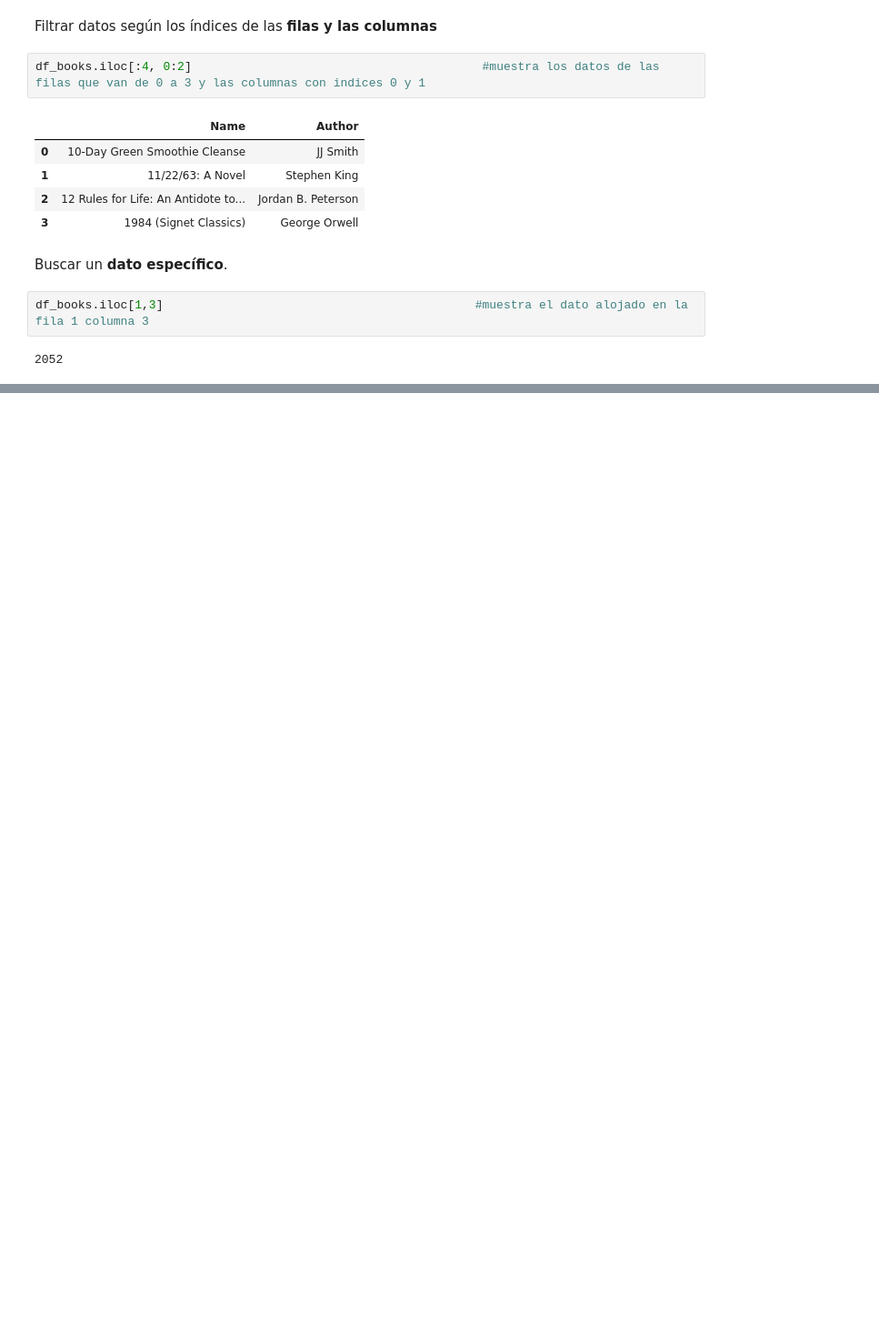
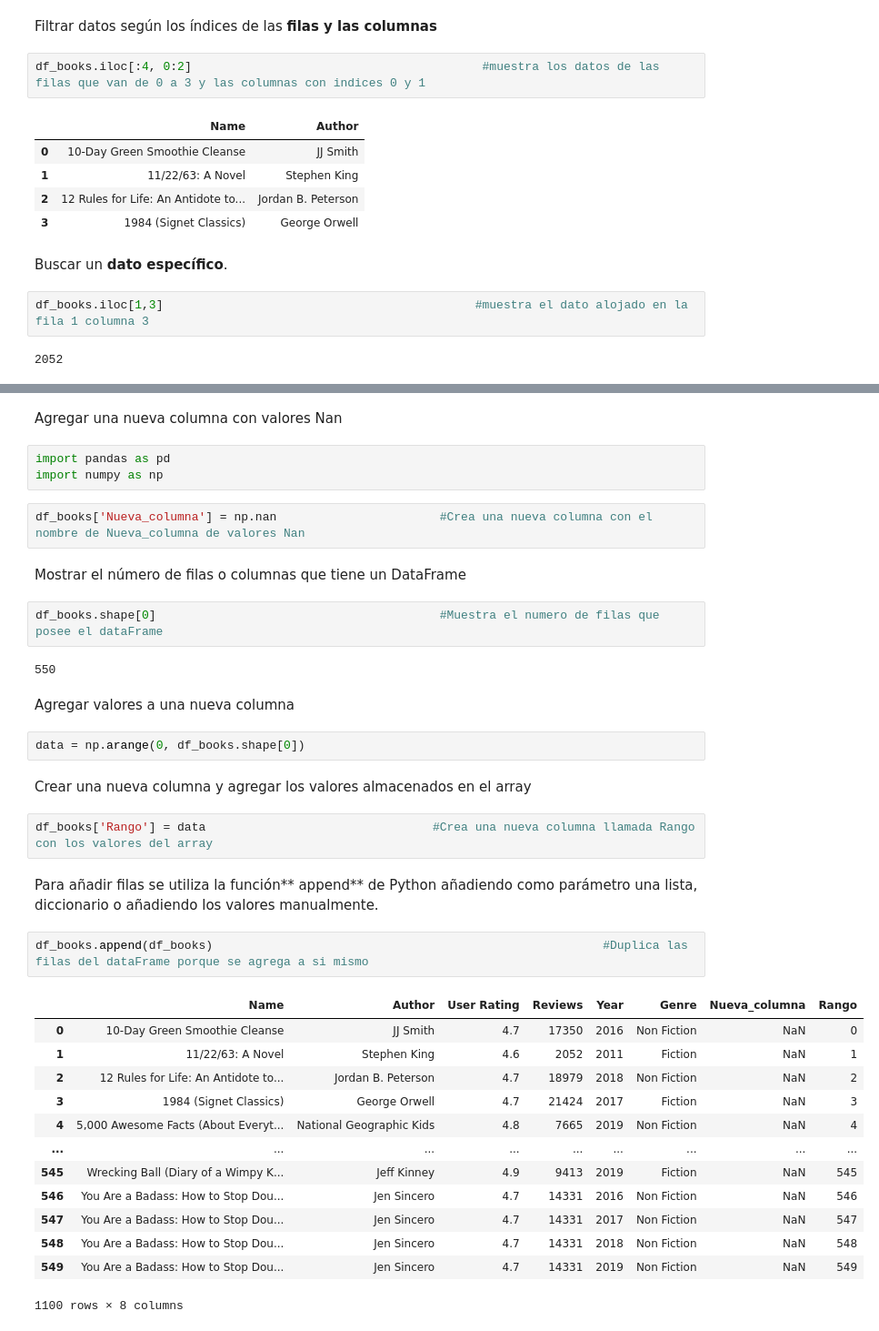
Before and after one commit to Carmen-N/Manipulaci-n-y-Transformaci-n-de-Datos-con-Pandas-y-NumPy, a Jupyter notebook: proyecto_con_Pandas_.ipynb, the cells around one changed output, grey strips where cells are left out. Shown at 91% size. Cells and saved outputs as stored; diff of their text form; blank space fills up the shorter version.

```diff
--- a/proyecto_con_Pandas_.ipynb
+++ b/proyecto_con_Pandas_.ipynb
@@ -214,0 +299,39 @@ df_books.iloc[1,3]                                            #muestra el dato a
+# %% [markdown]
+Agregar una nueva columna con valores Nan
+# %%
+import pandas as pd
+import numpy as np
+# %%
+df_books['Nueva_columna'] = np.nan                       #Crea una nueva columna con el nombre de Nueva_columna de valores Nan
+# %% [markdown]
+Mostrar el número de filas o columnas que tiene un DataFrame
+# %%
+df_books.shape[0]                                        #Muestra el numero de filas que posee el dataFrame
+# %% [output]
+550
+# %% [markdown]
+Agregar valores a una nueva columna
+# %%
+data = np.arange(0, df_books.shape[0])
+# %% [markdown]
+Crear una nueva columna y agregar los valores almacenados en el array
+# %%
+df_books['Rango'] = data                                #Crea una nueva columna llamada Rango con los valores del array
+# %% [markdown]
+Para añadir filas se utiliza la función** append** de Python añadiendo como parámetro una lista, diccionario o añadiendo los valores manualmente.
+# %%
+df_books.append(df_books)                                                       #Duplica las filas del dataFrame porque se agrega a si mismo
+# %% [output]
+|  | Name | Author | User Rating | Reviews | Year | Genre | Nueva_columna | Rango |
+| 0 | 10-Day Green Smoothie Cleanse | JJ Smith | 4.7 | 17350 | 2016 | Non Fiction | NaN | 0 |
+| 1 | 11/22/63: A Novel | Stephen King | 4.6 | 2052 | 2011 | Fiction | NaN | 1 |
+| 2 | 12 Rules for Life: An Antidote to... | Jordan B. Peterson | 4.7 | 18979 | 2018 | Non Fiction | NaN | 2 |
+| 3 | 1984 (Signet Classics) | George Orwell | 4.7 | 21424 | 2017 | Fiction | NaN | 3 |
+| 4 | 5,000 Awesome Facts (About Everyt... | National Geographic Kids | 4.8 | 7665 | 2019 | Non Fiction | NaN | 4 |
+| ... | ... | ... | ... | ... | ... | ... | ... | ... |
+| 545 | Wrecking Ball (Diary of a Wimpy K... | Jeff Kinney | 4.9 | 9413 | 2019 | Fiction | NaN | 545 |
+| 546 | You Are a Badass: How to Stop Dou... | Jen Sincero | 4.7 | 14331 | 2016 | Non Fiction | NaN | 546 |
+| 547 | You Are a Badass: How to Stop Dou... | Jen Sincero | 4.7 | 14331 | 2017 | Non Fiction | NaN | 547 |
+| 548 | You Are a Badass: How to Stop Dou... | Jen Sincero | 4.7 | 14331 | 2018 | Non Fiction | NaN | 548 |
+| 549 | You Are a Badass: How to Stop Dou... | Jen Sincero | 4.7 | 14331 | 2019 | Non Fiction | NaN | 549 |
+1100 rows × 8 columns
```
Also changed, not shown: parts of 12 cells of this notebook.
